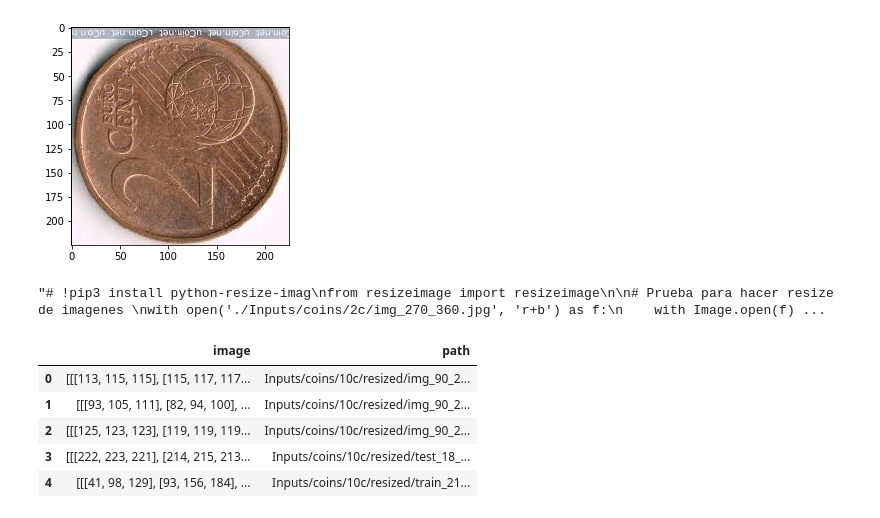
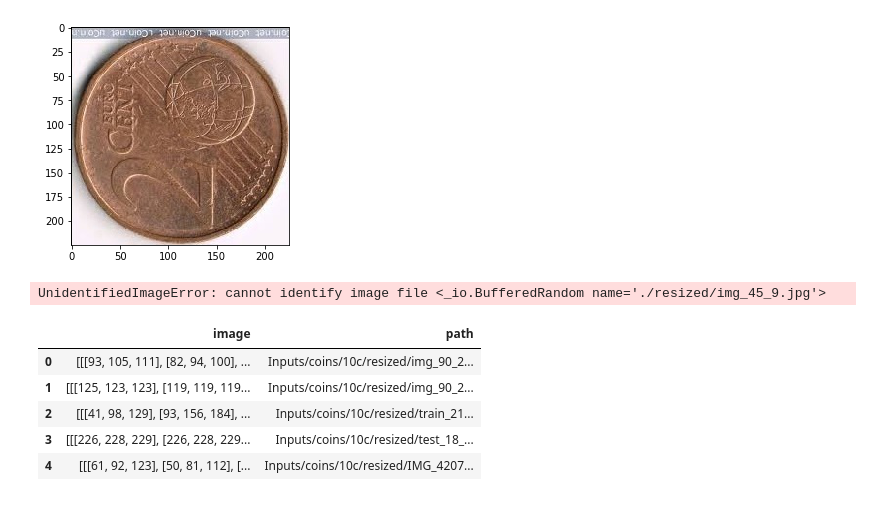
Before and after one commit to Cristina6692/Change-my-money, a Jupyter notebook: Images-pruebas.ipynb, the cells around one changed output. Drawn from its saved outputs; the diff is of its cells as text; code cells hidden in the pictures.

```diff
--- a/Images-pruebas.ipynb
+++ b/Images-pruebas.ipynb
@@ -188,29 +214,28 @@ img2.size
 # %%
 # Para el resize de las imagnes se ha creado un archivo resize.sh
 # En cada carpeta 'resized' dentro de cada carpeta con las imagenes originales(ej:'Input/coins/1e/resized') ejecutar:
-# !bash resize.sh
+# $ bash resize.sh
 
-'''# !pip3 install python-resize-imag
+'''# !pip3 install python-resize-imag'''
 from resizeimage import resizeimage
 
 # Prueba para hacer resize de imagenes
-with open('./Inputs/coins/2c/img_270_360.jpg', 'r+b') as f:
+with open('./resized/img_45_9.jpg', 'r+b') as f:
     with Image.open(f) as image:
         print(image)
         cover = resizeimage.resize_cover(image, [70, 70])
         print(type(cover))
-        cover.save('test-image-cover.jpeg', image.format)
-'''
+        cover.save('test1.jpeg', image.format)
 # %% [output]
-"# !pip3 install python-resize-imag\nfrom resizeimage import resizeimage\n\n# Prueba para hacer resize de imagenes \nwith open('./Inputs/coins/2c/img_270_360.jpg', 'r+b') as f:\n    with Image.open(f) ...
+UnidentifiedImageError: cannot identify image file <_io.BufferedRandom name='./resized/img_45_9.jpg'>
 # %%
-coins_dataset[['image','path']].head()
+coins_cruces[['image','path']].head()
 # %% [output]
 |  | image | path |
-| 0 | [[[113, 115, 115], [115, 117, 117... | Inputs/coins/10c/resized/img_90_2... |
-| 1 | [[[93, 105, 111], [82, 94, 100], ... | Inputs/coins/10c/resized/img_90_2... |
-| 2 | [[[125, 123, 123], [119, 119, 119... | Inputs/coins/10c/resized/img_90_2... |
-| 3 | [[[222, 223, 221], [214, 215, 213... | Inputs/coins/10c/resized/test_18_... |
-| 4 | [[[41, 98, 129], [93, 156, 184], ... | Inputs/coins/10c/resized/train_21... |
+| 0 | [[[93, 105, 111], [82, 94, 100], ... | Inputs/coins/10c/resized/img_90_2... |
+| 1 | [[[125, 123, 123], [119, 119, 119... | Inputs/coins/10c/resized/img_90_2... |
+| 2 | [[[41, 98, 129], [93, 156, 184], ... | Inputs/coins/10c/resized/train_21... |
+| 3 | [[[226, 228, 229], [226, 228, 229... | Inputs/coins/10c/resized/test_18_... |
+| 4 | [[[61, 92, 123], [50, 81, 112], [... | Inputs/coins/10c/resized/IMG_4207... |
 # %%
 # Comprobamos que funciona bien
```
Also changed, not shown: parts of 14 cells of this notebook, 9 other files.
